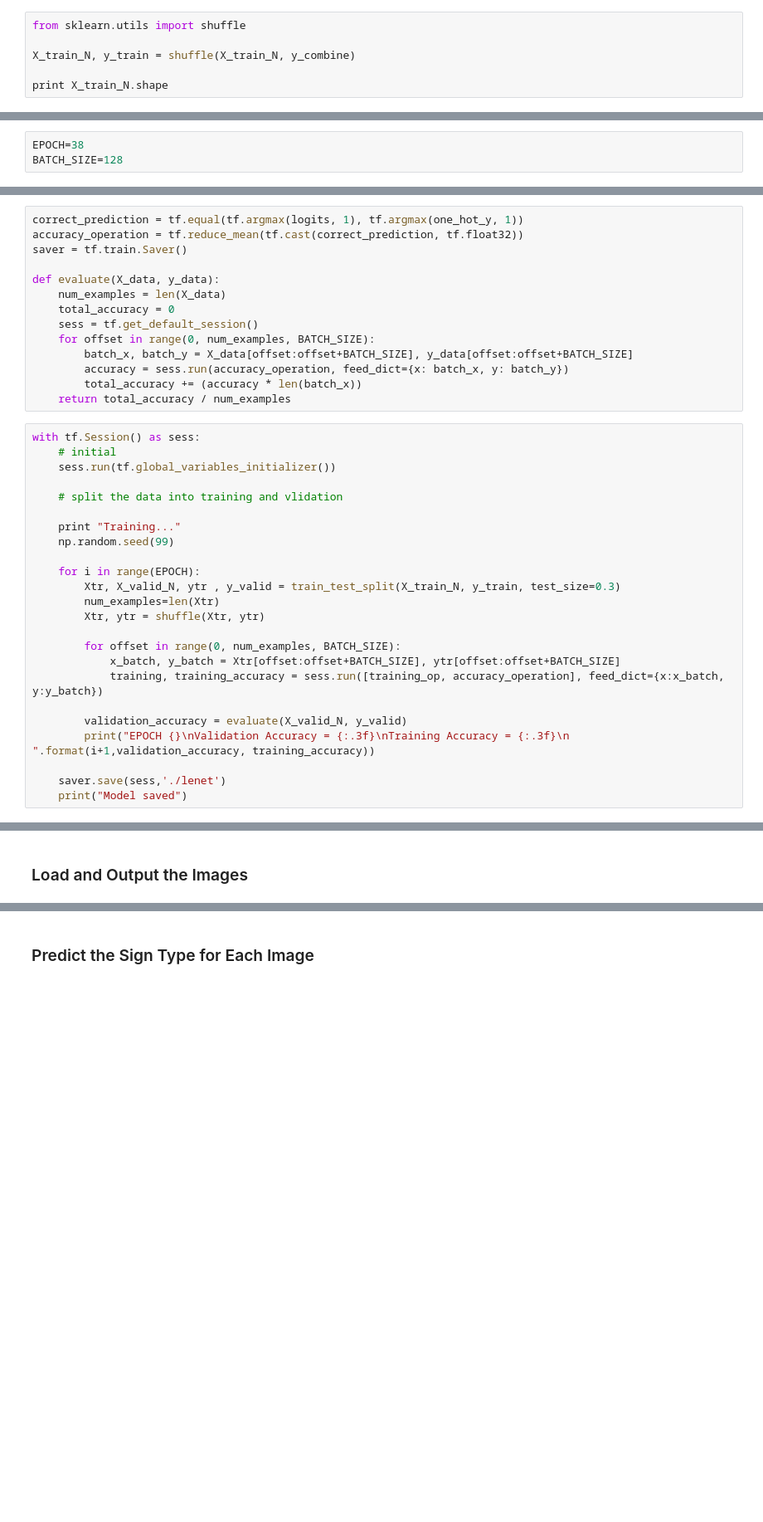
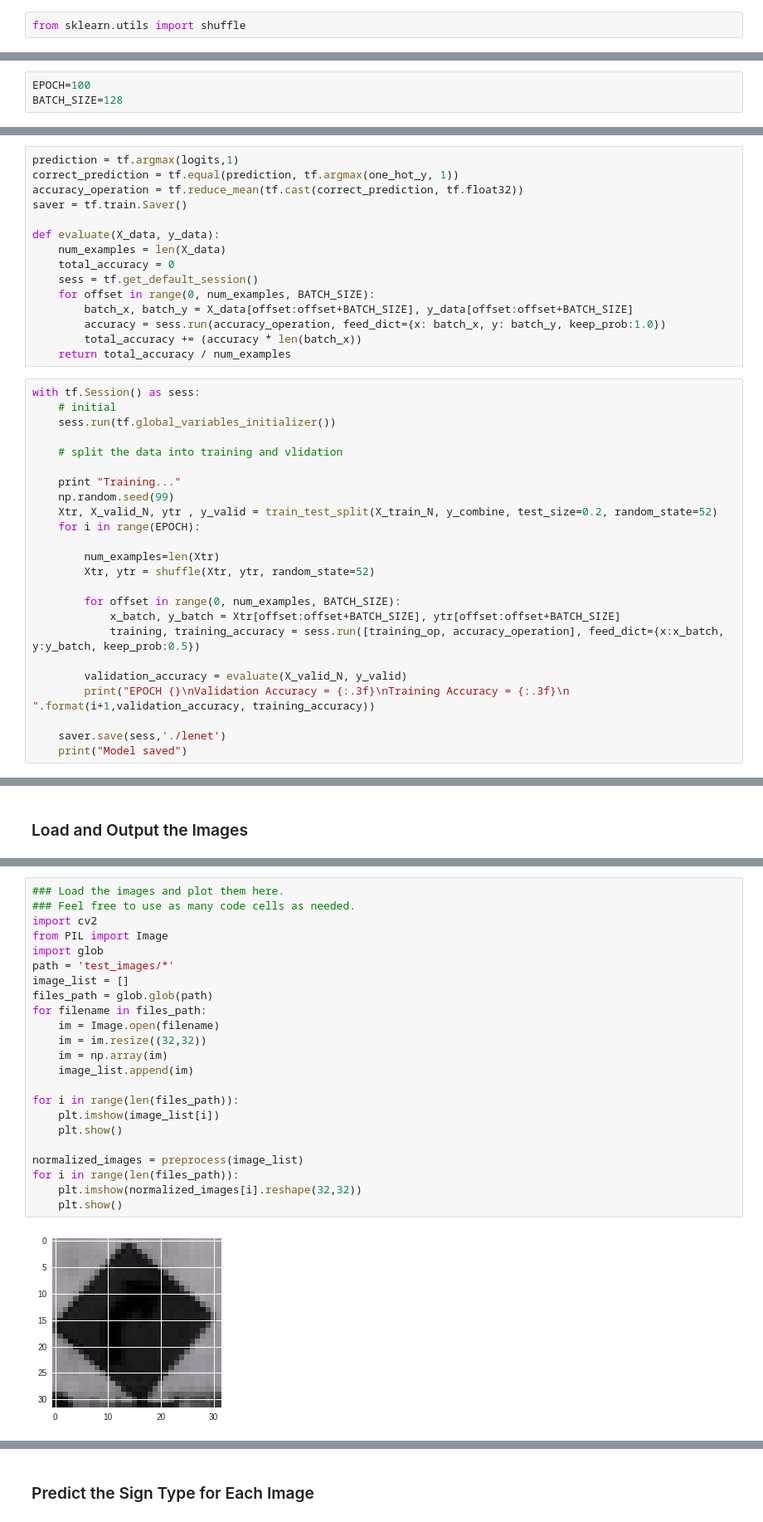
Before and after one commit to yhung119/German_Traffic_Signs_Classification, a Jupyter notebook: Traffic_Sign_Classifier.ipynb, the cells around one changed output, grey strips where cells are left out. Shown at 83% size. Cells and saved outputs as stored; diff of their text form; blank space fills up the shorter version.

```diff
--- a/Traffic_Sign_Classifier.ipynb
+++ b/Traffic_Sign_Classifier.ipynb
@@ -275,6 +231,2 @@ NameError: name 'image' is not defined
 # %%
 from sklearn.utils import shuffle
-
-X_train_N, y_train = shuffle(X_train_N, y_combine)
-
-print X_train_N.shape
@@ -342,7 +299,7 @@ keep_prob = tf.placeholder(tf.float32, (None))
 A validation set can be used to assess how well the model is performing. A low accuracy on the training and validation
 sets imply underfitting. A high accuracy on the training set but low accuracy on the validation set implies overfitting.
 # %%
-EPOCH=38
+EPOCH=100
 BATCH_SIZE=128
 # %%
 ### Train your model here.
@@ -361,5 +326,6 @@ training_op = optimizer.minimize(loss_function)
 # %%
-correct_prediction = tf.equal(tf.argmax(logits, 1), tf.argmax(one_hot_y, 1))
+prediction = tf.argmax(logits,1)
+correct_prediction = tf.equal(prediction, tf.argmax(one_hot_y, 1))
 accuracy_operation = tf.reduce_mean(tf.cast(correct_prediction, tf.float32))
 saver = tf.train.Saver()
 
@@ -369,7 +335,7 @@ def evaluate(X_data, y_data):
     sess = tf.get_default_session()
     for offset in range(0, num_examples, BATCH_SIZE):
         batch_x, batch_y = X_data[offset:offset+BATCH_SIZE], y_data[offset:offset+BATCH_SIZE]
-        accuracy = sess.run(accuracy_operation, feed_dict={x: batch_x, y: batch_y})
+        accuracy = sess.run(accuracy_operation, feed_dict={x: batch_x, y: batch_y, keep_prob:1.0})
         total_accuracy += (accuracy * len(batch_x))
     return total_accuracy / num_examples
 # %%
@@ -381,15 +347,15 @@ with tf.Session() as sess:
 
     print "Training..."
     np.random.seed(99)
+    Xtr, X_valid_N, ytr , y_valid = train_test_split(X_train_N, y_combine, test_size=0.2, random_state=52)
+    for i in range(EPOCH):
 
-    for i in range(EPOCH):
-        Xtr, X_valid_N, ytr , y_valid = train_test_split(X_train_N, y_train, test_size=0.3)
         num_examples=len(Xtr)
-        Xtr, ytr = shuffle(Xtr, ytr)
+        Xtr, ytr = shuffle(Xtr, ytr, random_state=52)
 
         for offset in range(0, num_examples, BATCH_SIZE):
             x_batch, y_batch = Xtr[offset:offset+BATCH_SIZE], ytr[offset:offset+BATCH_SIZE]
-            training, training_accuracy = sess.run([training_op, accuracy_operation], feed_dict={x:x_batch, y:y_batch})
+            training, training_accuracy = sess.run([training_op, accuracy_operation], feed_dict={x:x_batch, y:y_batch, keep_prob:0.5})
 
         validation_accuracy = evaluate(X_valid_N, y_valid)
         print("EPOCH {}\nValidation Accuracy = {:.3f}\nTraining Accuracy = {:.3f}\n ".format(i+1,validation_accuracy, training_accuracy))
@@ -437,0 +422,25 @@ You may find `signnames.csv` useful as it contains mappings from the class id (i
+# %%
+### Load the images and plot them here.
+### Feel free to use as many code cells as needed.
+import cv2
+from PIL import Image
+import glob
+path = 'test_images/*'
+image_list = []
+files_path = glob.glob(path)
+for filename in files_path:
+    im = Image.open(filename)
+    im = im.resize((32,32))
+    im = np.array(im)
+    image_list.append(im)
+
+for i in range(len(files_path)):
+    plt.imshow(image_list[i])
+    plt.show()
+
+normalized_images = preprocess(image_list)
+for i in range(len(files_path)):
+    plt.imshow(normalized_images[i].reshape(32,32))
+    plt.show()
+# %% [output]
+[figure, added]
```
Also changed, not shown: parts of 23 cells of this notebook.
